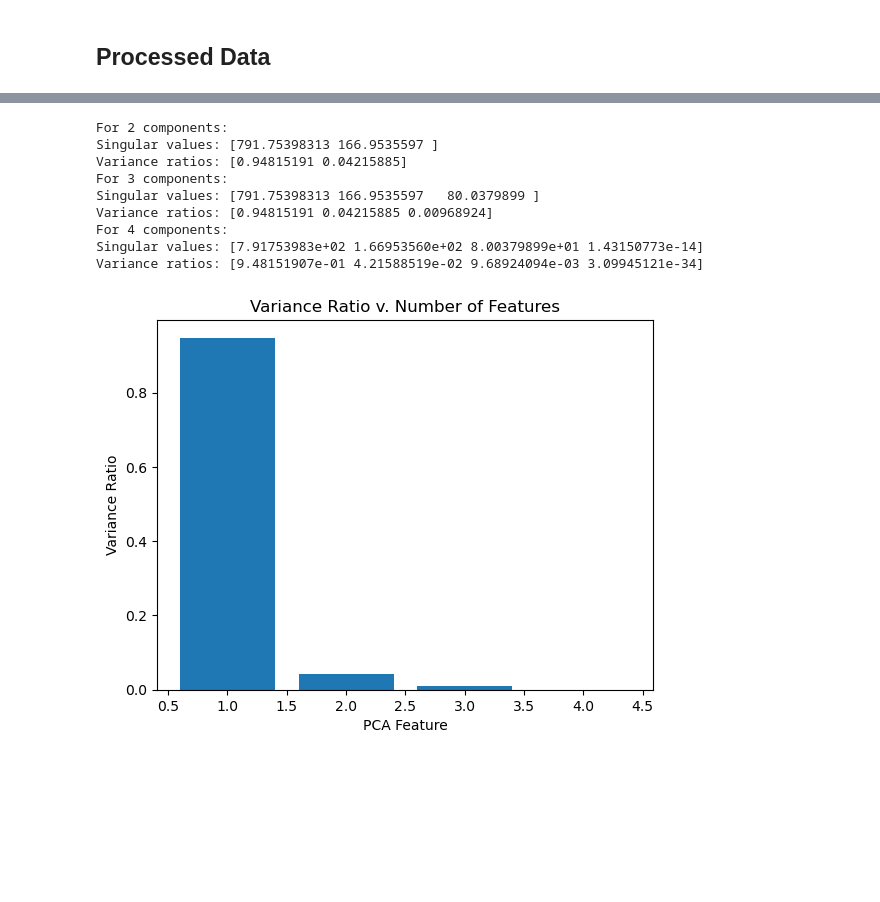
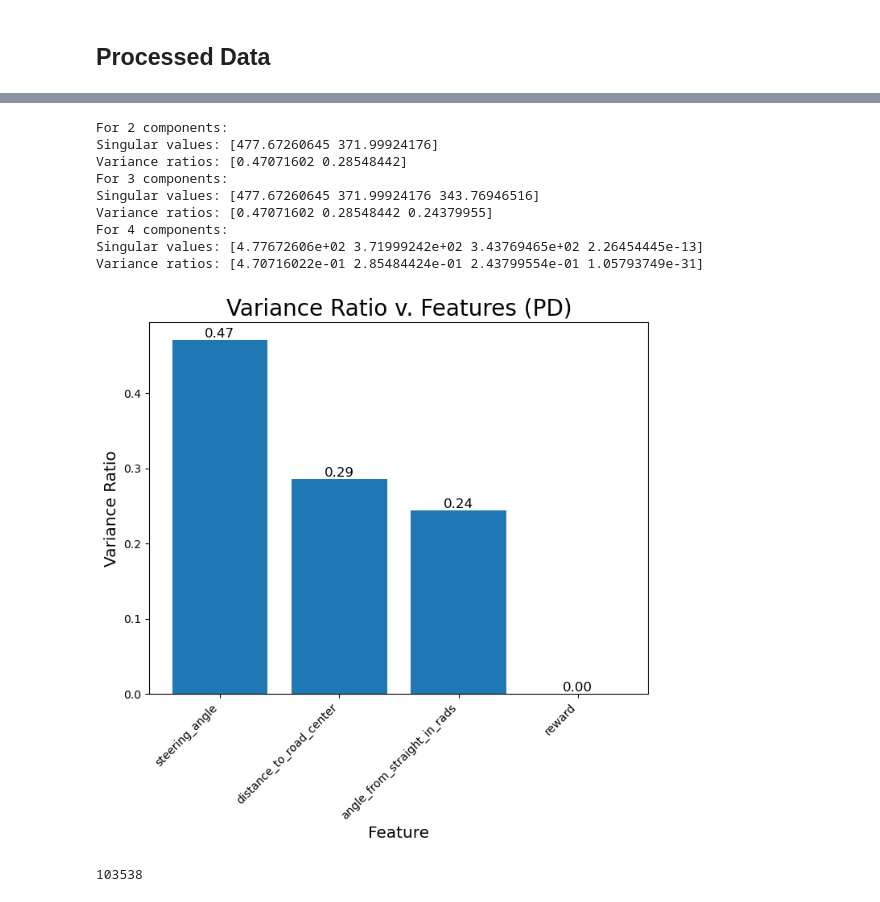
Before and after one commit to sophia20753/sysopt_adproject, a Jupyter notebook: project/data_preprocess.ipynb, the cells around one changed output, grey strips where cells are left out. Cells and saved outputs as stored; diff of their text form; code cells hidden in the pictures; blank space fills up the shorter version.

```diff
--- a/project/data_preprocess.ipynb
+++ b/project/data_preprocess.ipynb
@@ -132,7 +139,13 @@ def detect_outliers(df, feature, window_size, threshold):
 # apply outlier detection to some features of each simulation run
 for fp in csv_fps:
     run_df = pd.read_csv(fp)
+    # drop irrelevant features
+    run_df.drop('timestep', axis=1, inplace=True)
+    run_df.drop('car_speed', axis=1, inplace=True)
+    run_df.drop('total_reward', axis=1, inplace=True)
+
     outliers_df = pd.DataFrame(index=df.index) # initialise dataframe to store outlier flags
+
     for feature in features:
         outliers_df[feature] = detect_outliers(run_df, feature, window_size, threshold)
     outliers_combined = outliers_df.any(axis=1) # combine outliers from all features
@@ -159,8 +172,3 @@ display(df)
-# %%
-# remove irrelevant features using domain knowledge
-df.drop('timestep', axis=1, inplace=True)
-df.drop('car_speed', axis=1, inplace=True)
-df.drop('total_reward', axis=1, inplace=True)
 # %%
 # TODO: remove duplicate data, i.e. no change in position or sensors or actuator data between timesteps
 
@@ -263,42 +271,54 @@ Scaling parameters for normalisation:
 # %%
 # TODO: PCA analysis
 
 # PCA function
 def PCA(n, df):
     pca = decomposition.PCA(n_components=n)
     pca.fit_transform(df)
 
     sing_vals = pca.singular_values_
     var_ratios = pca.explained_variance_ratio_
 
     print(f"For {n} components:")
     print(f"Singular values: {sing_vals}")
     print(f"Variance ratios: {var_ratios}")
 
     return var_ratios
 
-var_ratios2 = PCA(2, df)
-var_ratios3 = PCA(3, df)
-var_ratios4 = PCA(4, df)
+var_ratios2 = PCA(2, df_norm)
+var_ratios3 = PCA(3, df_norm)
+var_ratios4 = PCA(4, df_norm)
 
 # plot variance ratio v. number of features
-plt.bar(range(1, len(var_ratios4)+1), var_ratios4)
+plt.figure(figsize=(8, 6))
+bars = plt.bar(range(1, len(var_ratios4)+1), var_ratios4)
 
-plt.xlabel('PCA Feature')
-plt.ylabel('Variance Ratio')
-plt.title('Variance Ratio v. Number of Features')
+for i, bar in enumerate(bars):
+    yval = bar.get_height()
+    plt.text(bar.get_x() + bar.get_width()/2, yval, f'{yval:.2f}', ha='center', va='bottom', fontsize=12)
+
+plt.xlabel('Feature', fontsize='x-large')
+plt.ylabel('Variance Ratio', fontsize='x-large')
+plt.xticks(range(1, 5), ["steering_angle", "distance_to_road_center", "angle_from_straight_in_rads", "reward"], rotation=45, ha='right', fontsize='medium')
+plt.yticks(fontsize='medium')
+plt.title('Variance Ratio v. Features (PD)', fontsize=20)
 plt.show()
 # %% [output]
 For 2 components:
-Singular values: [791.75398313 166.9535597 ]
-Variance ratios: [0.94815191 0.04215885]
+Singular values: [477.67260645 371.99924176]
+Variance ratios: [0.47071602 0.28548442]
 For 3 components:
-Singular values: [791.75398313 166.9535597   80.0379899 ]
-Variance ratios: [0.94815191 0.04215885 0.00968924]
+Singular values: [477.67260645 371.99924176 343.76946516]
+Variance ratios: [0.47071602 0.28548442 0.24379955]
 For 4 components:
-Singular values: [7.91753983e+02 1.66953560e+02 8.00379899e+01 1.43150773e-14]
-Variance ratios: [9.48151907e-01 4.21588519e-02 9.68924094e-03 3.09945121e-34]
+Singular values: [4.77672606e+02 3.71999242e+02 3.43769465e+02 2.26454445e-13]
+Variance ratios: [4.70716022e-01 2.85484424e-01 2.43799554e-01 1.05793749e-31]
-[figure, old version]
+[figure, new version]
+# %%
+positive_rows_count = len(df_norm[df_norm["reward"] > 0])
+print(positive_rows_count)
+# %% [output]
+103538
 # %%
 # save final dataframe as csv to use for training
 filename = "processed_training_data.csv"
```
Also changed, not shown: parts of 6 cells of this notebook, 12 other files.
